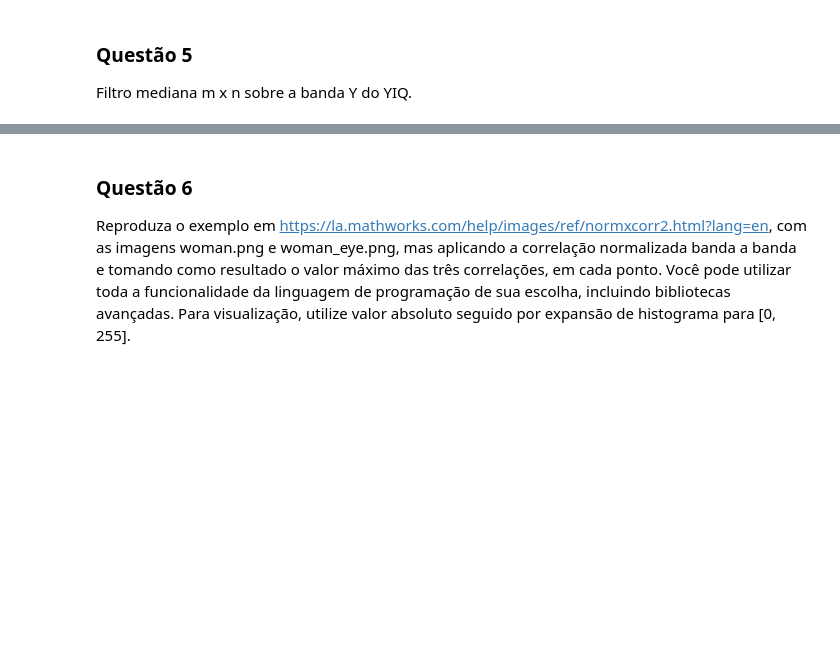
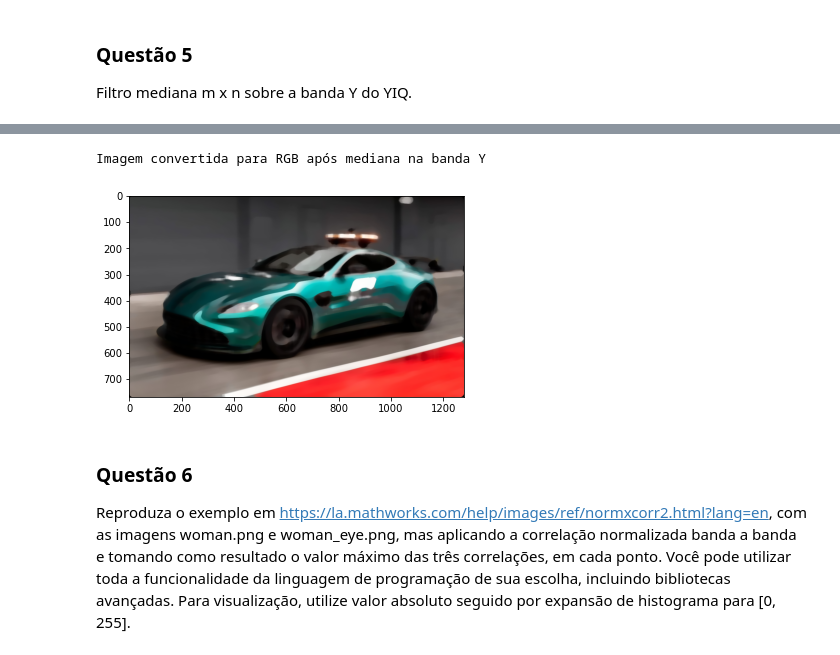
Before and after one commit to caiovictors/Processamento-Digital-de-Imagens, a Jupyter notebook: Projeto 1.ipynb, the cells around one changed output, grey strips where cells are left out. Drawn from its saved outputs; the diff is of its cells as text; code cells hidden in the pictures; blank space fills up the shorter version.

```diff
--- a/Projeto 1.ipynb
+++ b/Projeto 1.ipynb
@@ -224,7 +223,7 @@ def banda_y_rgb (y, i, q):
 def conversor_banda_y_rgb(coresYIQ):
     coresRGB=[]
 
-    for linha in coresNegYIQ:    #transformando de volta para RGB
+    for linha in coresYIQ:    #transformando de volta para RGB
         vetor = []
         for yiq in linha:
             y = yiq[0]
@@ -666,3 +673,10 @@ imshow(img_mediana)
+# %%
+img_mediana_banda_y_rgb = conversor_banda_y_rgb(img_mediana)
+imshow(img_mediana_banda_y_rgb)
+print("Imagem convertida para RGB após mediana na banda Y")
+# %% [output]
+Imagem convertida para RGB após mediana na banda Y
+[figure, added]
 # %% [markdown]
 ### Questão 6
 Reproduza o exemplo em https://la.mathworks.com/help/images/ref/normxcorr2.html?lang=en, com as
```
Also changed, not shown: parts of 22 cells of this notebook.
